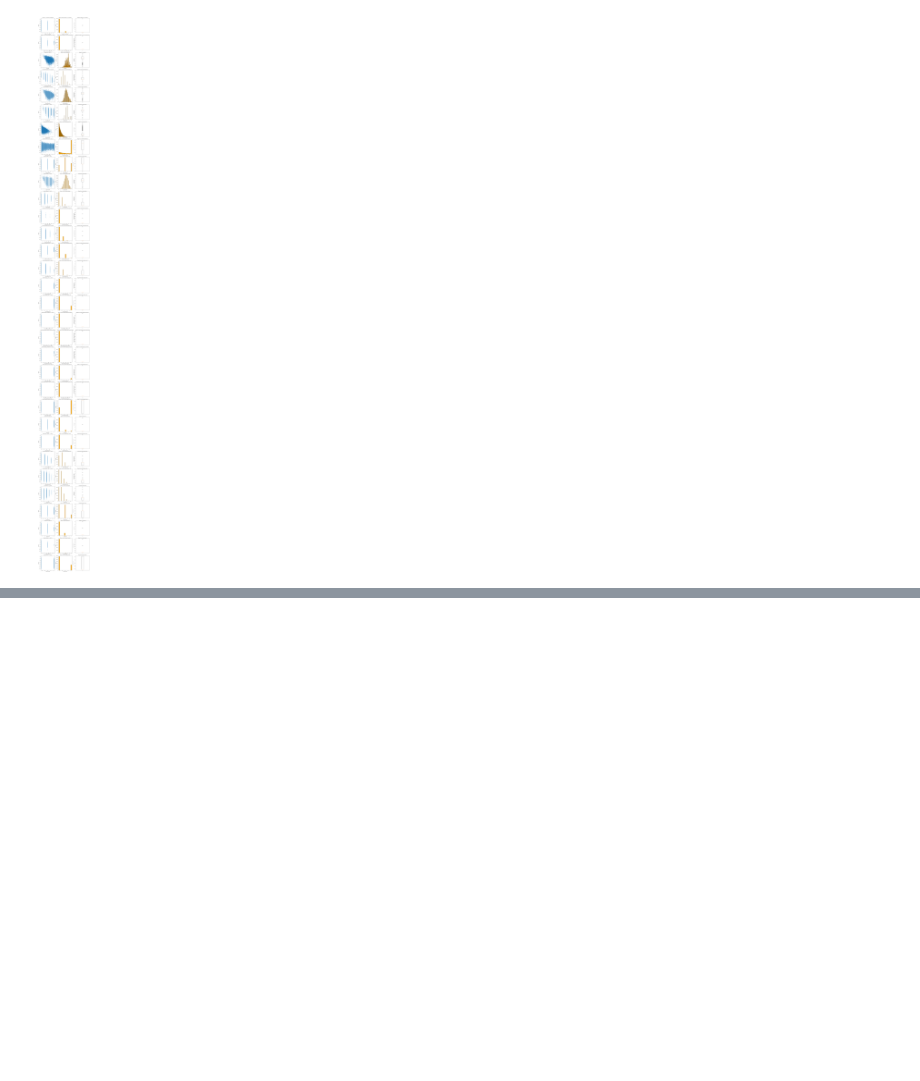
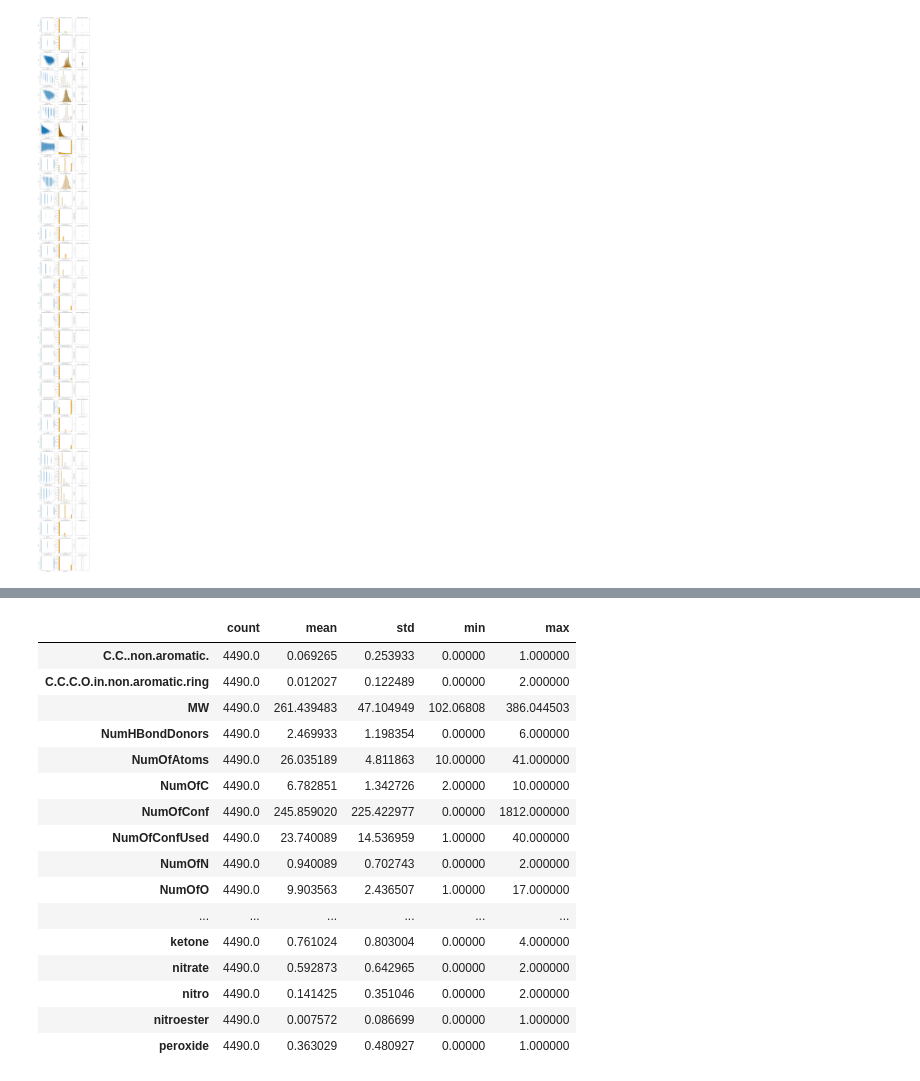
Before and after one commit to maijams/iml-term-project, a Jupyter notebook: pre-processing_and_data_exploration.ipynb, the cells around one changed output, grey strips where cells are left out. Cells and saved outputs as stored; diff of their text form; code cells hidden in the pictures; blank space fills up the shorter version.

```diff
--- a/pre-processing_and_data_exploration.ipynb
+++ b/pre-processing_and_data_exploration.ipynb
@@ -230,0 +299,20 @@ plt.show()
+# %%
+X_test.describe().drop(['25%', '50%', '75%'], axis=0).transpose()
+# %% [output]
+|  | count | mean | std | min | max |
+| C.C..non.aromatic. | 4490.0 | 0.069265 | 0.253933 | 0.00000 | 1.000000 |
+| C.C.C.O.in.non.aromatic.ring | 4490.0 | 0.012027 | 0.122489 | 0.00000 | 2.000000 |
+| MW | 4490.0 | 261.439483 | 47.104949 | 102.06808 | 386.044503 |
+| NumHBondDonors | 4490.0 | 2.469933 | 1.198354 | 0.00000 | 6.000000 |
+| NumOfAtoms | 4490.0 | 26.035189 | 4.811863 | 10.00000 | 41.000000 |
+| NumOfC | 4490.0 | 6.782851 | 1.342726 | 2.00000 | 10.000000 |
+| NumOfConf | 4490.0 | 245.859020 | 225.422977 | 0.00000 | 1812.000000 |
+| NumOfConfUsed | 4490.0 | 23.740089 | 14.536959 | 1.00000 | 40.000000 |
+| NumOfN | 4490.0 | 0.940089 | 0.702743 | 0.00000 | 2.000000 |
+| NumOfO | 4490.0 | 9.903563 | 2.436507 | 1.00000 | 17.000000 |
+| ... | ... | ... | ... | ... | ... |
+| ketone | 4490.0 | 0.761024 | 0.803004 | 0.00000 | 4.000000 |
+| nitrate | 4490.0 | 0.592873 | 0.642965 | 0.00000 | 2.000000 |
+| nitro | 4490.0 | 0.141425 | 0.351046 | 0.00000 | 2.000000 |
+| nitroester | 4490.0 | 0.007572 | 0.086699 | 0.00000 | 1.000000 |
+| peroxide | 4490.0 | 0.363029 | 0.480927 | 0.00000 | 1.000000 |
```
Also changed, not shown: parts of 15 cells of this notebook, 6 other files.
